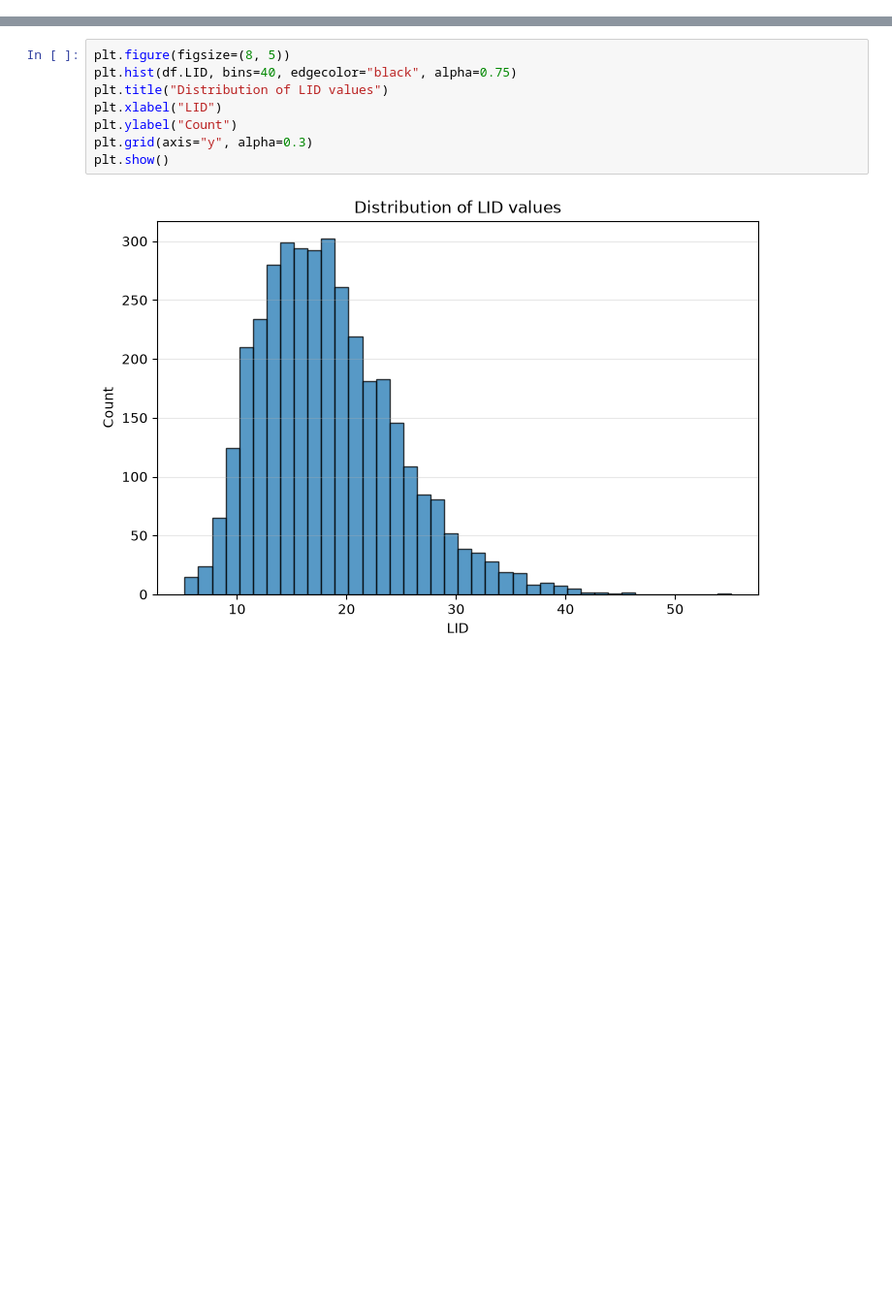
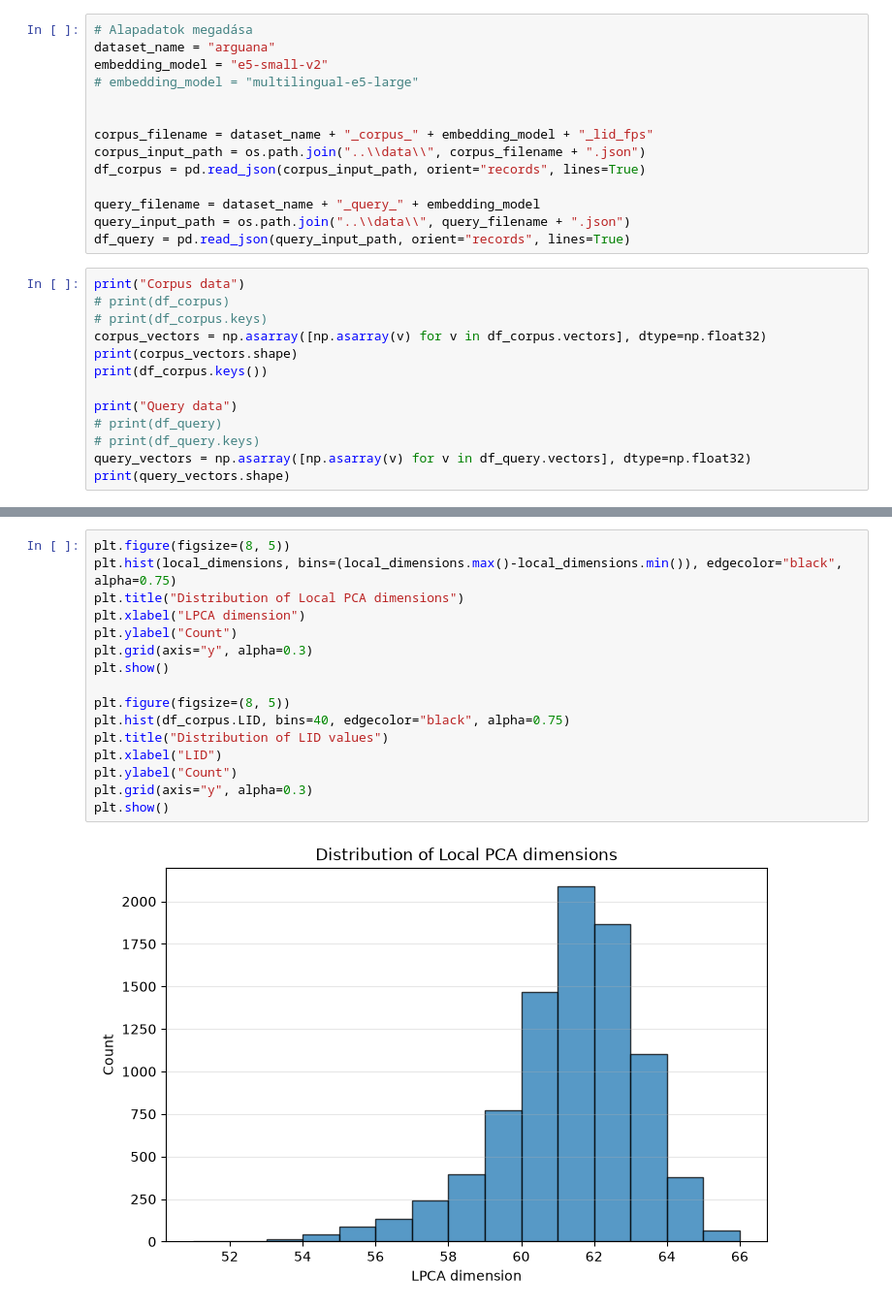
Before and after one commit to N0-0BIE/EX9BLV_HNSW_Preordering, a Jupyter notebook: code/project.ipynb, the cells around one changed output, grey strips where cells are left out. Shown at 97% size. Drawn from its saved outputs; the diff is of its cells as text; blank space fills up the shorter version.

Commit message:
új embedding + projekt_mul több benchmark futtatáshoz + benchmarkok

```diff
--- a/code/project.ipynb
+++ b/code/project.ipynb
@@ -32,0 +10,27 @@ Dim: 384
+# %%
+# Alapadatok megadása
+dataset_name = "arguana"
+embedding_model = "e5-small-v2"
+# embedding_model = "multilingual-e5-large"
+
+
+corpus_filename = dataset_name + "_corpus_" + embedding_model + "_lid_fps"
+corpus_input_path = os.path.join("..\\data\\", corpus_filename + ".json")
+df_corpus = pd.read_json(corpus_input_path, orient="records", lines=True)
+
+query_filename = dataset_name + "_query_" + embedding_model
+query_input_path = os.path.join("..\\data\\", query_filename + ".json")
+df_query = pd.read_json(query_input_path, orient="records", lines=True)
+# %%
+print("Corpus data")
+# print(df_corpus)
+# print(df_corpus.keys)
+corpus_vectors = np.asarray([np.asarray(v) for v in df_corpus.vectors], dtype=np.float32)
+print(corpus_vectors.shape)
+print(df_corpus.keys())
+
+print("Query data")
+# print(df_query)
+# print(df_query.keys)
+query_vectors = np.asarray([np.asarray(v) for v in df_query.vectors], dtype=np.float32)
+print(query_vectors.shape)
@@ -33,10 +321,18 @@ Dim: 384
 # %%
 plt.figure(figsize=(8, 5))
-plt.hist(df.LID, bins=40, edgecolor="black", alpha=0.75)
+plt.hist(local_dimensions, bins=(local_dimensions.max()-local_dimensions.min()), edgecolor="black", alpha=0.75)
+plt.title("Distribution of Local PCA dimensions")
+plt.xlabel("LPCA dimension")
+plt.ylabel("Count")
+plt.grid(axis="y", alpha=0.3)
+plt.show()
+
+plt.figure(figsize=(8, 5))
+plt.hist(df_corpus.LID, bins=40, edgecolor="black", alpha=0.75)
 plt.title("Distribution of LID values")
 plt.xlabel("LID")
 plt.ylabel("Count")
 plt.grid(axis="y", alpha=0.3)
 plt.show()
 # %% [output]
-[figure, old version]
+[figure, new version]
```
Also changed, not shown: parts of 31 cells of this notebook, 6 other files.
